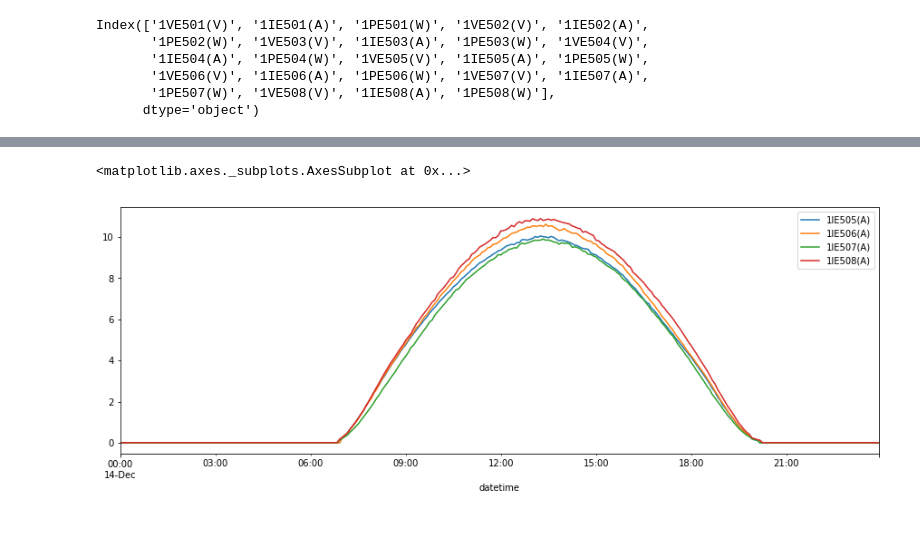
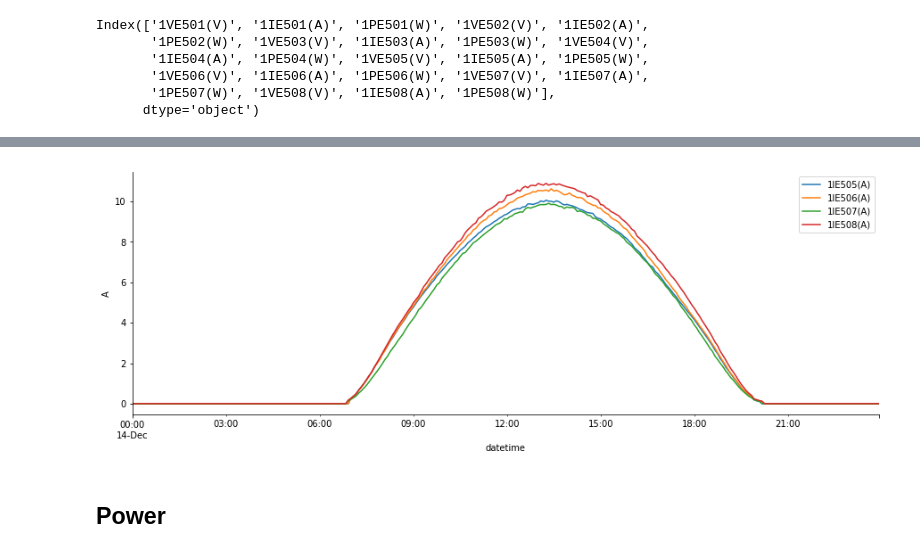
Before and after one commit to MTriGonz/psda_data_explore, a Jupyter notebook: 01_datos_psda_2019.ipynb, the cells around one changed output, grey strips where cells are left out. Saved outputs shown, nothing was run; the diff lists cells and outputs as text; code cells hidden in the pictures; blank space fills up the shorter version.

```diff
--- a/01_datos_psda_2019.ipynb
+++ b/01_datos_psda_2019.ipynb
@@ -213,14 +219,18 @@ fig = plot_date(date='9h 14 Dec 2019',
 # %% [markdown]
 Top cells facing west
 # %%
-df.loc['6h 14 Dec 2019':'21h 14 Dec 2019', '1RC101(w.m-2)'].plot(figsize=(15,5))
+fig, ax = plt.subplots()
+df.loc['6h 14 Dec 2019':'21h 14 Dec 2019', '1RC101(w.m-2)'].plot(ax=ax, figsize=(15,5))
 # # df.loc[slice(None), '1RC102(w.m-2)'].plot()
 # # df.loc[slice(None), '1RC103(w.m-2)'].plot()
-df.loc['6h 14 Dec 2019':'21h 14 Dec 2019', '1RC104(w.m-2)'].plot()
+df.loc['6h 14 Dec 2019':'21h 14 Dec 2019', '1RC104(w.m-2)'].plot(ax=ax)
 # df.loc['6h 14 Dec 2019':'21h 14 Dec 2019', '1RC105(w.m-2)'].plot()
 # df.loc['6h 14 Dec 2019':'21h 14 Dec 2019', '1RC106(w.m-2)'].plot()
-df.loc['6h 14 Dec 2019':'21h 14 Dec 2019', '1RC110(w.m-2)'].plot()
-df.loc['6h 14 Dec 2019':'21h 14 Dec 2019', '1RC111(w.m-2)'].plot()
-df.loc['6h 14 Dec 2019':'21h 14 Dec 2019', '1RC112(w.m-2)'].plot()
+df.loc['6h 14 Dec 2019':'21h 14 Dec 2019', '1RC110(w.m-2)'].plot(ax=ax)
+df.loc['6h 14 Dec 2019':'21h 14 Dec 2019', '1RC111(w.m-2)'].plot(ax=ax)
+df.loc['6h 14 Dec 2019':'21h 14 Dec 2019', '1RC112(w.m-2)'].plot(ax=ax)
+ax.set_ylabel('W/m2')
+ax.set_title('Reference Cell Vertical Install')
 plt.legend()
+sns.despine()
 # %% [output]
@@ -376,0 +381,10 @@ tracker_current = {n:f'1IE50{n}(A)' for n in range(5,9)}
+# %%
+def plot_5T(date='14 Dec 2019', cols=fixed_current.values(), ylabel='A', data=df_power):
+    fig, ax = plt.subplots()
+    (data.resample('5T')
+             .median()
+             .loc[date,cols]
+             .plot(ax=ax, figsize=(15,5)))
+    sns.despine()
+    ax.set_ylabel(ylabel)
+    return fig
@@ -377,8 +395,6 @@ tracker_current = {n:f'1IE50{n}(A)' for n in range(5,9)}
 # %%
-(df_power.resample('5T')
-         .median()
-         .loc['14 Dec 2019', tracker_current.values()]
-         .plot(figsize=(15,5)))
+plot_5T('14 Dec 2019', tracker_current.values());
 # %% [output]
-<matplotlib.axes._subplots.AxesSubplot at 0x...>
-[figure, old version]
+[figure, new version]
+# %% [markdown]
+## Power
```
Also changed, not shown: parts of 31 cells of this notebook.
